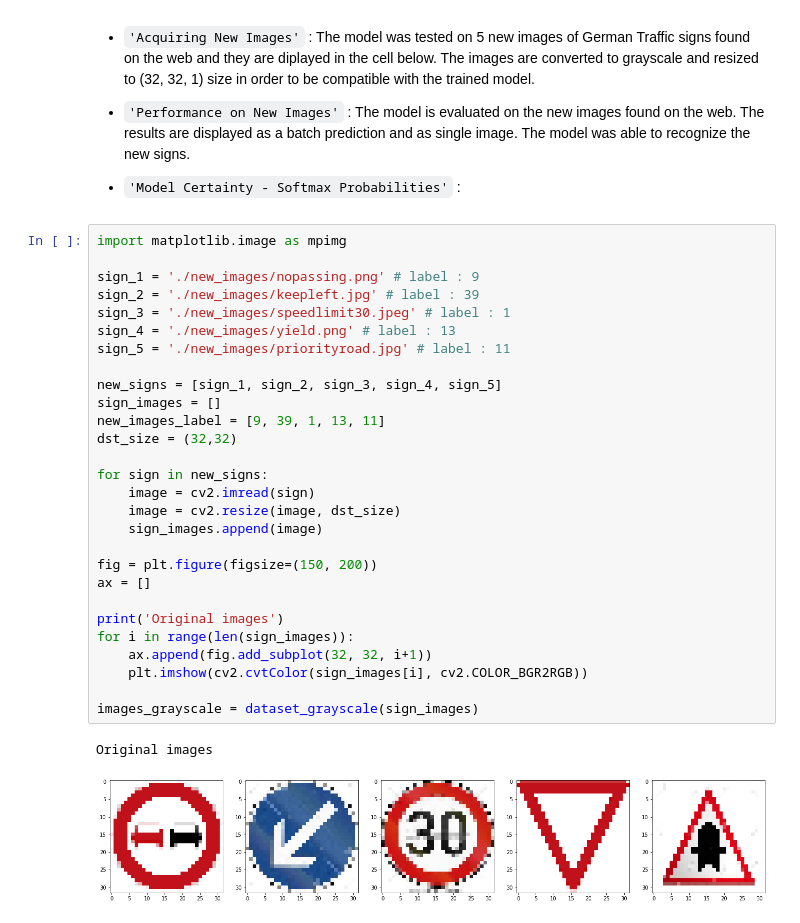
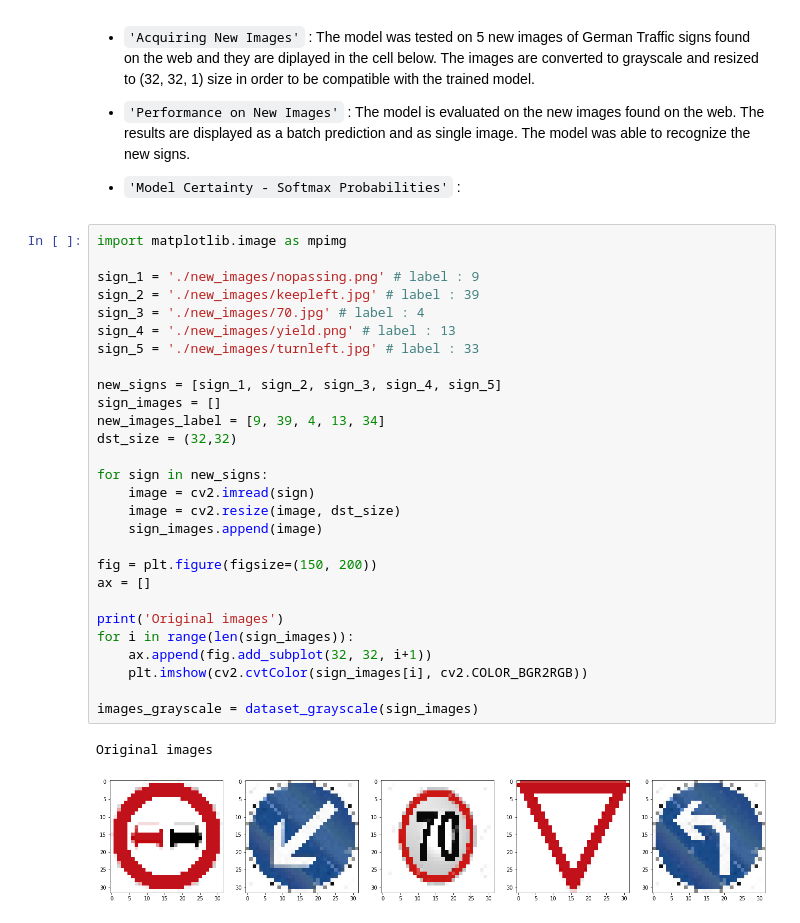
Before and after one commit to Vladimir-Lazic/CarND-Traffic-Sign-Classifier-Project, a Jupyter notebook: traffic_sign_classifier_project.ipynb, the cells around one changed output. Saved outputs shown, nothing was run; the diff lists cells and outputs as text.

```diff
--- a/traffic_sign_classifier_project.ipynb
+++ b/traffic_sign_classifier_project.ipynb
@@ -319,34 +324,34 @@ In the cells below I have addressed the rubric points regarding testing the mode
 # %%
 import matplotlib.image as mpimg
 
 sign_1 = './new_images/nopassing.png' # label : 9
 sign_2 = './new_images/keepleft.jpg' # label : 39
-sign_3 = './new_images/speedlimit30.jpeg' # label : 1
+sign_3 = './new_images/70.jpg' # label : 4
 sign_4 = './new_images/yield.png' # label : 13
-sign_5 = './new_images/priorityroad.jpg' # label : 11
+sign_5 = './new_images/turnleft.jpg' # label : 33
 
 new_signs = [sign_1, sign_2, sign_3, sign_4, sign_5]
 sign_images = []
-new_images_label = [9, 39, 1, 13, 11]
+new_images_label = [9, 39, 4, 13, 34]
 dst_size = (32,32)
 
 for sign in new_signs:
     image = cv2.imread(sign)
     image = cv2.resize(image, dst_size)
     sign_images.append(image)
 
 fig = plt.figure(figsize=(150, 200))
 ax = []
 
 print('Original images')
 for i in range(len(sign_images)):
     ax.append(fig.add_subplot(32, 32, i+1))
     plt.imshow(cv2.cvtColor(sign_images[i], cv2.COLOR_BGR2RGB))
 
 images_grayscale = dataset_grayscale(sign_images)
 # %% [output]
 Original images
-[figure, old version]
+[figure, new version]
 # %%
 # Check bluk accuracy of new traffic signs
 with tf.Session() as sess:
```
Also changed, not shown: parts of 6 cells of this notebook, 4 other files.
